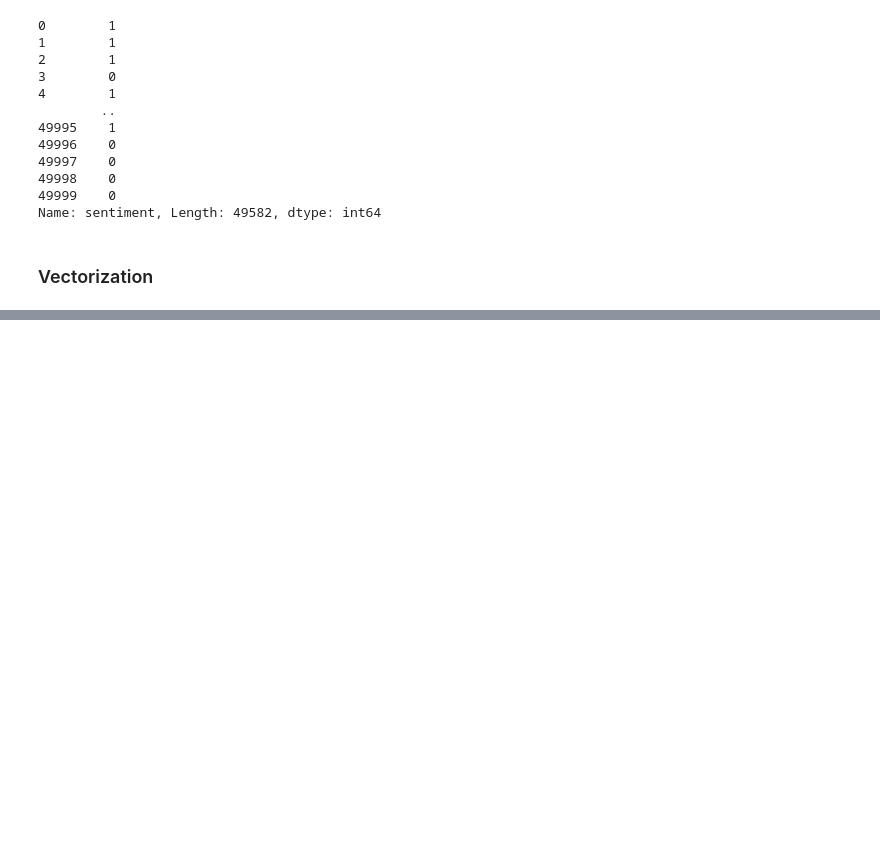
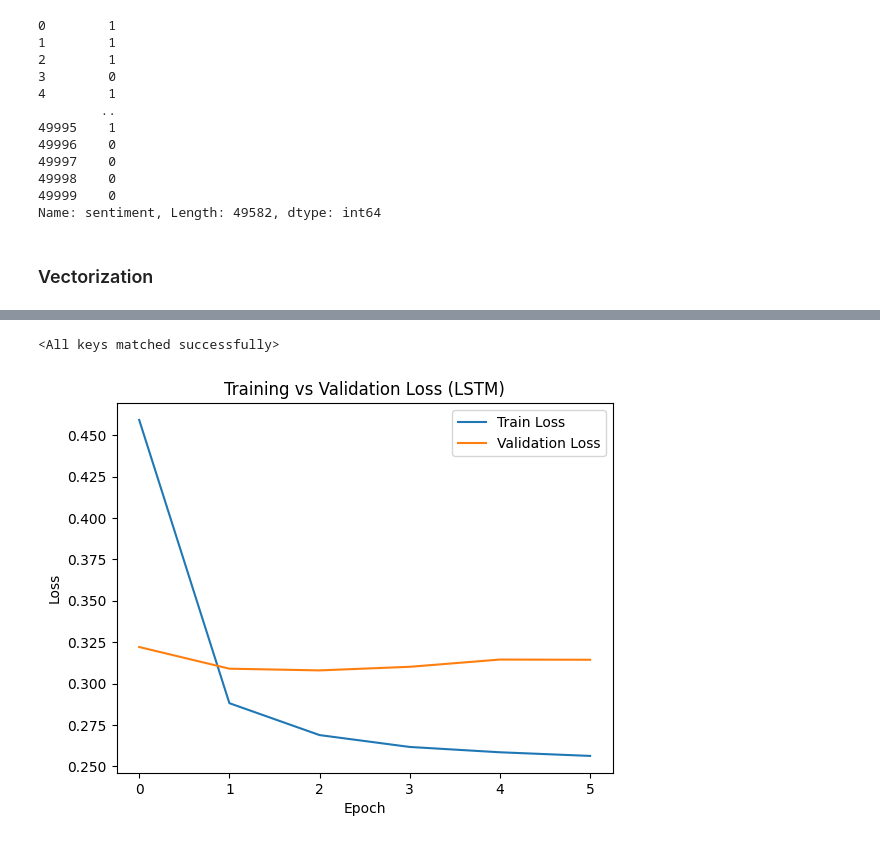
Before and after one commit to akshay041193/Sentiment-Analysis-using-RNN, a Jupyter notebook: Sentiment_Analysis_by_RNN.ipynb, the cells around one changed output, grey strips where cells are left out. Cells and saved outputs as stored; diff of their text form; code cells hidden in the pictures; blank space fills up the shorter version.

```diff
--- a/Sentiment_Analysis_by_RNN.ipynb
+++ b/Sentiment_Analysis_by_RNN.ipynb
@@ -181,0 +396,23 @@ print(X)
+# %%
+
+class LSTMModel(nn.Module):
+    def __init__(self, input_size, hidden_size, num_layers, dropout=0.3):
+        super().__init__()
+        self.hidden_size = hidden_size
+        self.num_layers = num_layers
+
+        self.lstm = nn.LSTM(input_size, hidden_size, num_layers, batch_first=True)
+        self.dropout = nn.Dropout(dropout)
+        self.fc = nn.Linear(hidden_size, 1)
+
+    def forward(self, x):
+        out, _ = self.lstm(x)              # h0, c0 default to zeros automatically
+        out = self.dropout(out[:, -1, :])  # take last timestep's output
+        out = self.fc(out)
+        return out
+# %%
+input_size = X_train.shape[1]  # number of features per timestep
+
+model = LSTMModel(input_size=input_size, hidden_size=64, num_layers=1, dropout=0.3)
+criterion = nn.BCELoss()
+optimizer = torch.optim.Adam(model.parameters(), lr=0.001, weight_decay=1e-4)
@@ -181,0 +485,22 @@ print(X)
+# %%
+# Reload best checkpoint before final evaluation
+model.load_state_dict(torch.load("best_model1.pt"))
+# %% [output]
+<All keys matched successfully>
+# %%
+import matplotlib.pyplot as plt
+
+losses_df = pd.DataFrame({
+    "Train Loss": train_losses,
+    "Validation Loss": val_losses
+})
+
+plt.plot(losses_df["Train Loss"], label="Train Loss")
+plt.plot(losses_df["Validation Loss"], label="Validation Loss")
+plt.xlabel("Epoch")
+plt.ylabel("Loss")
+plt.title("Training vs Validation Loss (LSTM)")
+plt.legend()
+plt.show()
+# %% [output]
+[figure, added]
```
Also changed, not shown: parts of 31 cells of this notebook, 2 other files.
